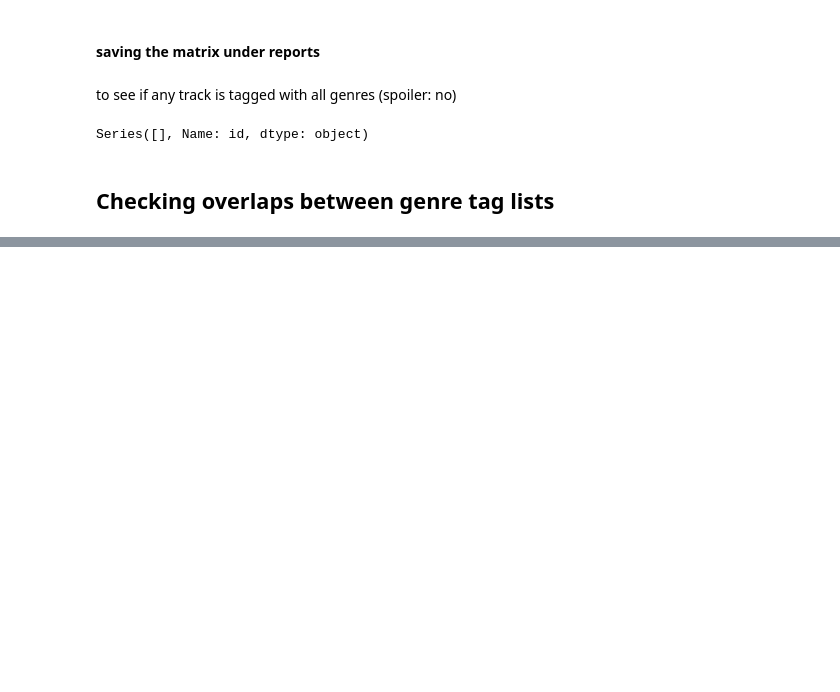
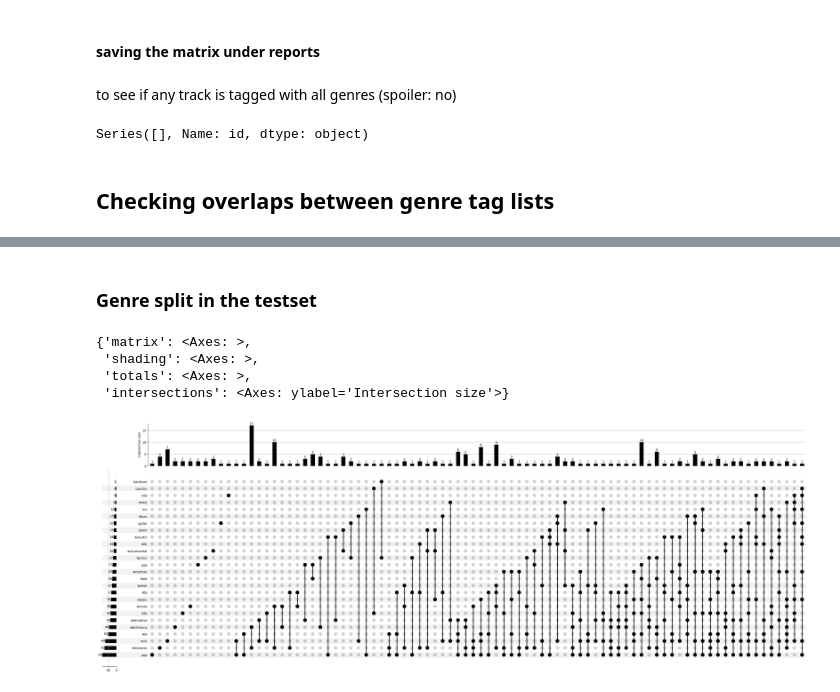
Before and after one commit to Alkhatir/duet-of-models, a Jupyter notebook: data_exploring.ipynb, the cells around one changed output, grey strips where cells are left out. Cells and saved outputs as stored; diff of their text form; code cells hidden in the pictures; blank space fills up the shorter version.

```diff
--- a/data_exploring.ipynb
+++ b/data_exploring.ipynb
@@ -575,0 +620,15 @@ For example, when doing 'df[col].method(value, inplace=True)', try using 'df.met
+# %% [markdown]
+### Genre split in the testset
+# %%
+df_upset = test_df.drop(columns=["id"]).set_index("midi_path").astype(bool)  # ensure boolean for upsetplot
+upset = UpSet(
+    from_indicators(df_upset.columns, df_upset),
+    show_counts=True
+)
+upset.plot()
+# %% [output]
+{'matrix': <Axes: >,
+ 'shading': <Axes: >,
+ 'totals': <Axes: >,
+ 'intersections': <Axes: ylabel='Intersection size'>}
+[figure, added]
```
Also changed, not shown: parts of 17 cells of this notebook.
